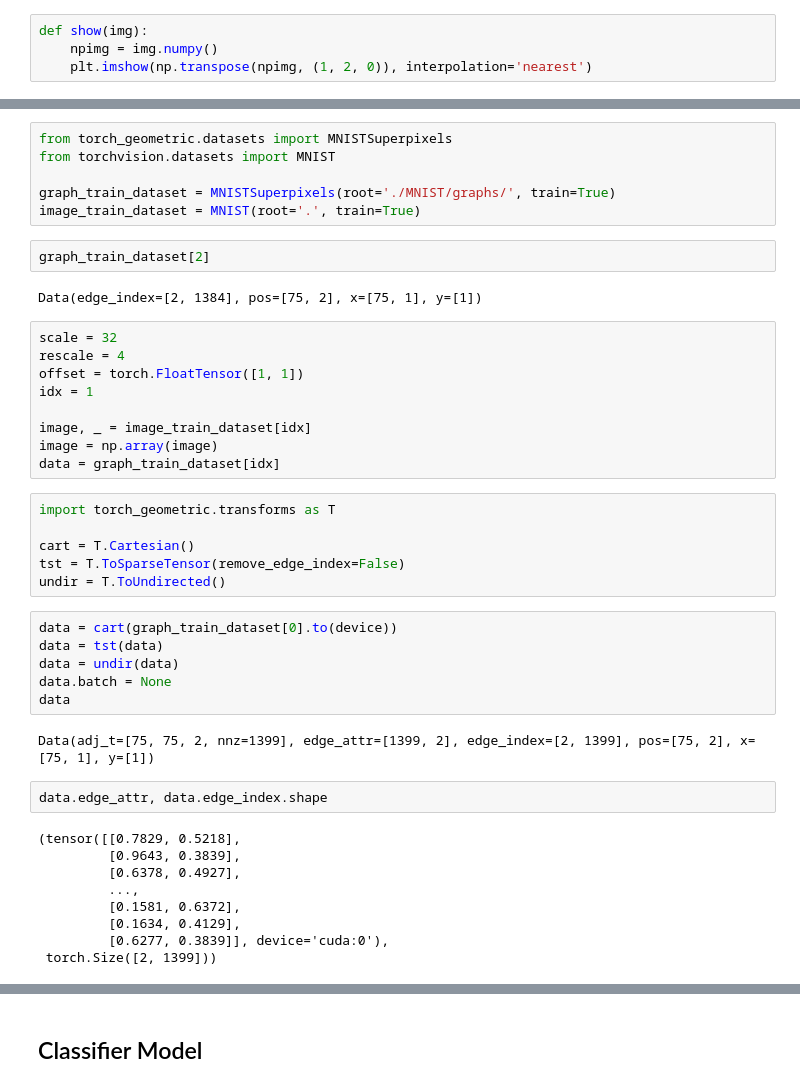
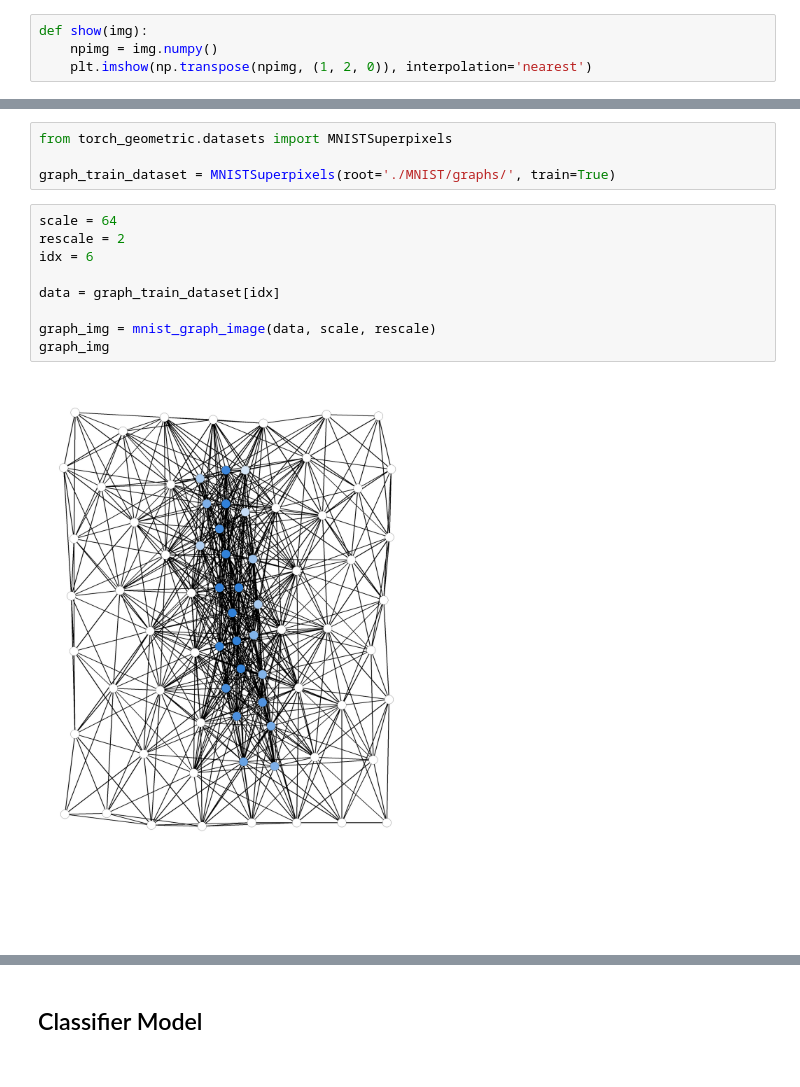
Before and after one commit to RajatRasal/deepscm, a Jupyter notebook: deepscm/experiments/superpixelmnist/notebooks/1. Data Exploration and Simple GCNs.ipynb, the cells around one changed output, grey strips where cells are left out. Drawn from its saved outputs; the diff is of its cells as text.

Commit message:
1) Refactor graph display function 2) Train Graph VAE with Spline and GCN encoders

```diff
--- a/deepscm/experiments/superpixelmnist/notebooks/1. Data Exploration and Simple GCNs.ipynb
+++ b/deepscm/experiments/superpixelmnist/notebooks/1. Data Exploration and Simple GCNs.ipynb
@@ -44,44 +95,15 @@ def show(img):
 # %%
 from torch_geometric.datasets import MNISTSuperpixels
-from torchvision.datasets import MNIST
 
 graph_train_dataset = MNISTSuperpixels(root='./MNIST/graphs/', train=True)
-image_train_dataset = MNIST(root='.', train=True)
-# %%
-graph_train_dataset[2]
-# %% [output]
-Data(edge_index=[2, 1384], pos=[75, 2], x=[75, 1], y=[1])
 # %%
-scale = 32
-rescale = 4
-offset = torch.FloatTensor([1, 1])
-idx = 1
+scale = 64
+rescale = 2
+idx = 6
 
-image, _ = image_train_dataset[idx]
-image = np.array(image)
 data = graph_train_dataset[idx]
+
+graph_img = mnist_graph_image(data, scale, rescale)
+graph_img
+# %% [output]
+[figure, added]
-# %%
-import torch_geometric.transforms as T
-
-cart = T.Cartesian()
-tst = T.ToSparseTensor(remove_edge_index=False)
-undir = T.ToUndirected()
-# %%
-data = cart(graph_train_dataset[0].to(device))
-data = tst(data)
-data = undir(data)
-data.batch = None
-data
-# %% [output]
-Data(adj_t=[75, 75, 2, nnz=1399], edge_attr=[1399, 2], edge_index=[2, 1399], pos=[75, 2], x=[75, 1], y=[1])
-# %%
-data.edge_attr, data.edge_index.shape
-# %% [output]
-(tensor([[0.7829, 0.5218],
-         [0.9643, 0.3839],
-         [0.6378, 0.4927],
-         ...,
-         [0.1581, 0.6372],
-         [0.1634, 0.4129],
-         [0.6277, 0.3839]], device='cuda:0'),
- torch.Size([2, 1399]))
```
Also changed, not shown: parts of 16 cells of this notebook, 1 other file.
